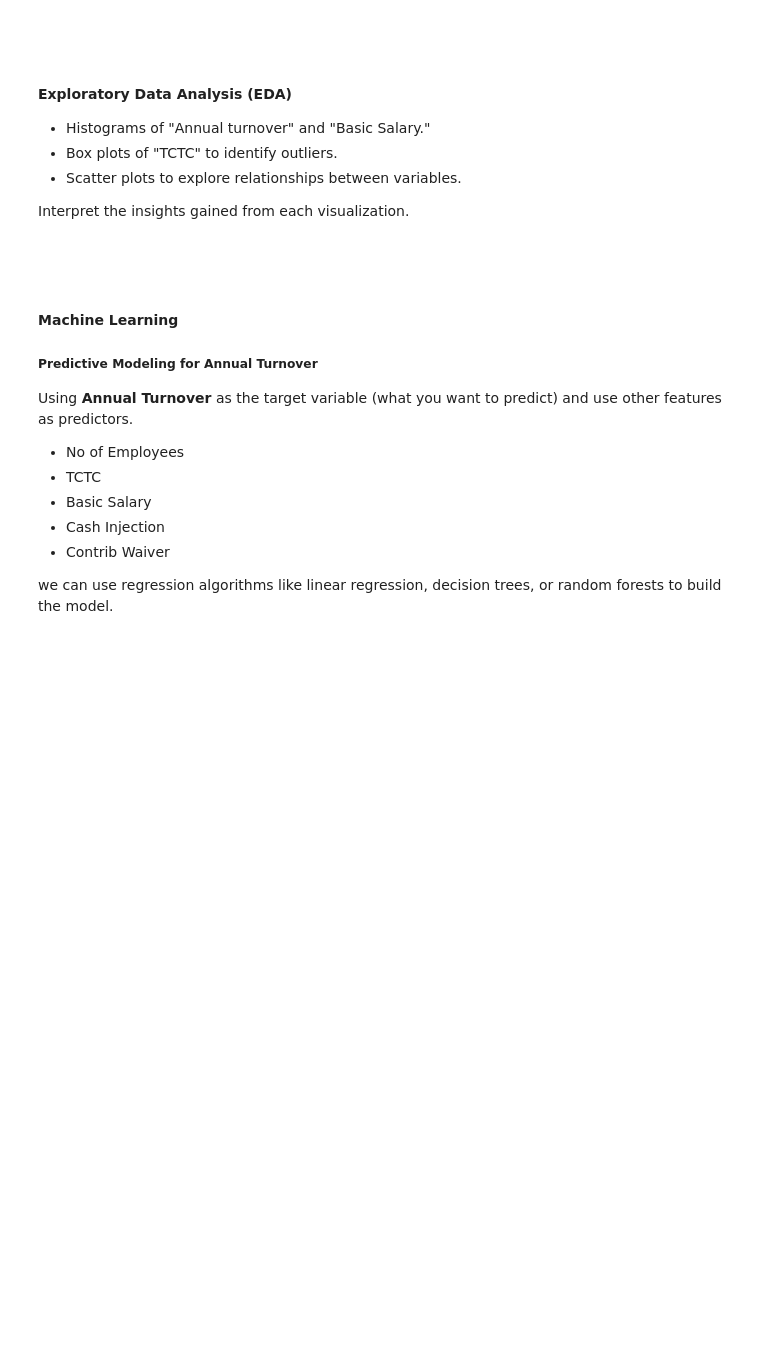
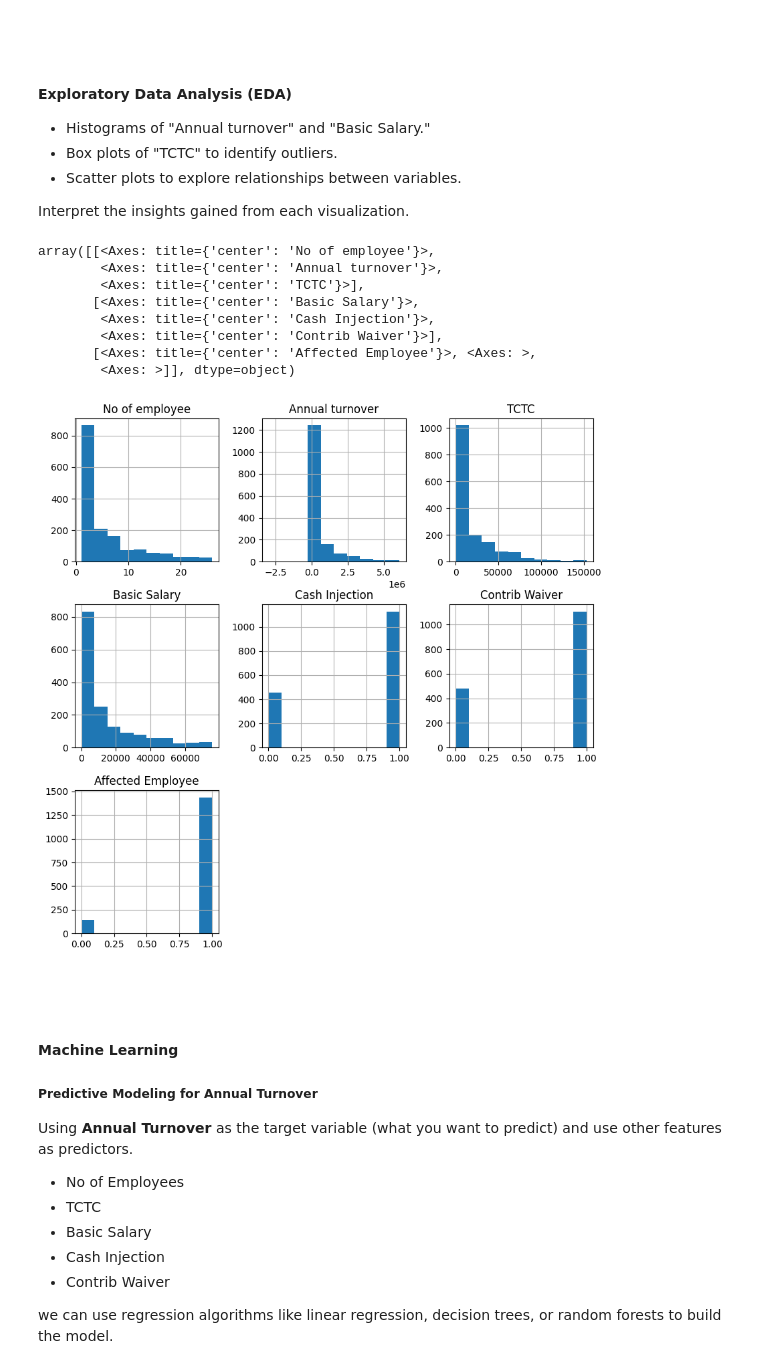
Before and after one commit to simeonleni/analitica, a Jupyter notebook: analytica.ipynb, the cells around one changed output. Cells and saved outputs as stored; diff of their text form; code cells hidden in the pictures; blank space fills up the shorter version.

```diff
--- a/analytica.ipynb
+++ b/analytica.ipynb
@@ -92,7 +186,19 @@ Interpret the insights gained from each visualization.
 # %%
 # Code goes here!
 # Ever exploration is to be done on an individual block.
 # With a markdown to explain the Exploration
+clean_data = pd.read_csv('./data/cleaned-data.csv')
+clean_data.hist(figsize=(10,10))
+# %% [output]
+array([[<Axes: title={'center': 'No of employee'}>,
+        <Axes: title={'center': 'Annual turnover'}>,
+        <Axes: title={'center': 'TCTC'}>],
+       [<Axes: title={'center': 'Basic Salary'}>,
+        <Axes: title={'center': 'Cash Injection'}>,
+        <Axes: title={'center': 'Contrib Waiver'}>],
+       [<Axes: title={'center': 'Affected Employee'}>, <Axes: >,
+        <Axes: >]], dtype=object)
+[figure, added]
 # %% [markdown]
 <br>
 <br>
```
Also changed, not shown: parts of 16 cells of this notebook, 1 other file.
